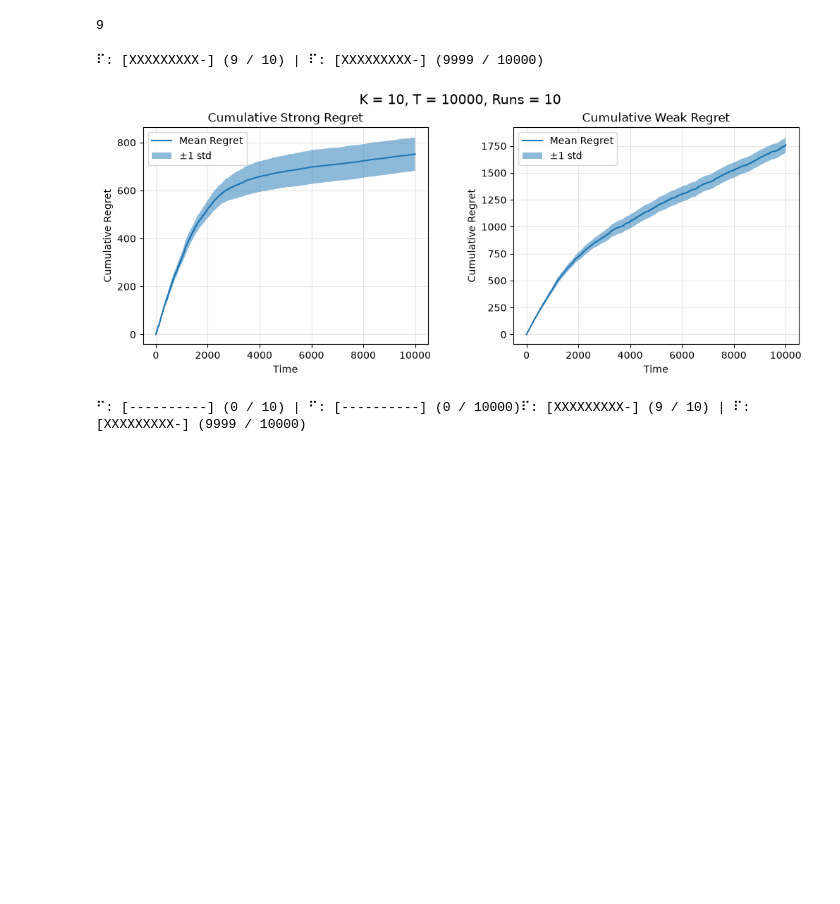
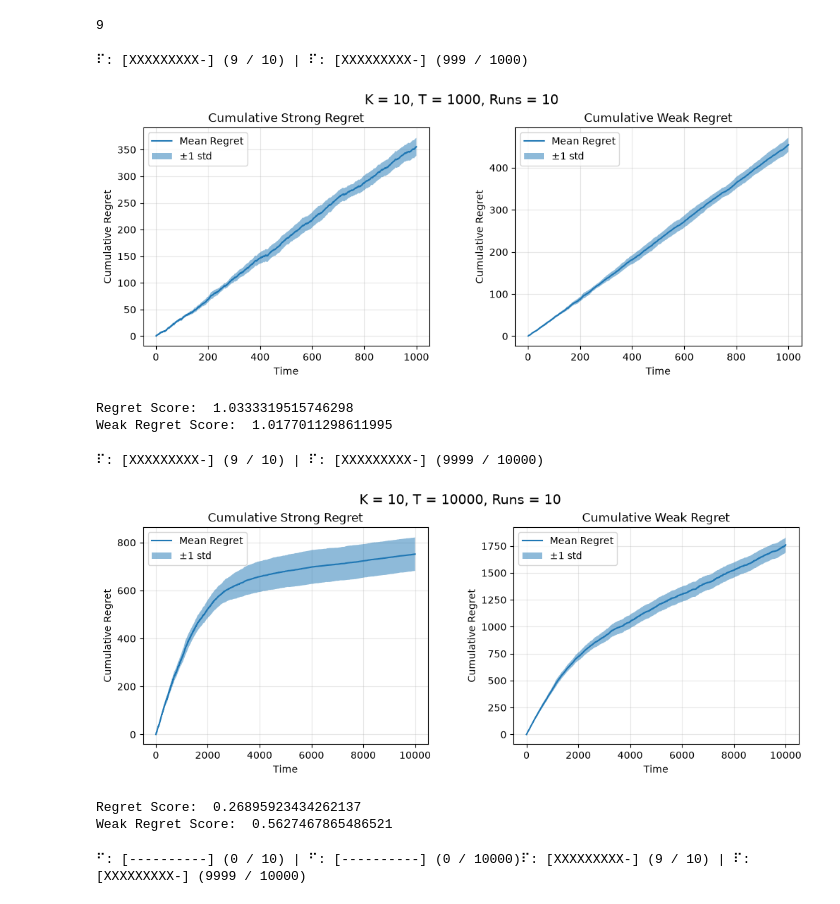
Before and after one commit to chrisbsoo/bandits, a Jupyter notebook: sesh/s1_exp3_simple.ipynb, the cells around one changed output. Cells and saved outputs as stored; diff of their text form; code cells hidden in the pictures; blank space fills up the shorter version.

```diff
--- a/sesh/s1_exp3_simple.ipynb
+++ b/sesh/s1_exp3_simple.ipynb
@@ -5,7 +5,7 @@ import numpy as np
 np.random.seed(123)
 
 K = 10
-T = 10000
+T = 1000
 
 p = [0.5]*9 + [0.9]
 
@@ -16,6 +16,17 @@ model.gen_bern(rng, p)
 print(model.best)
 # %% [output]
 9
+# %%
+# TESTING LINEAR (NON LEARNING)
+
+from src.algos.EXP3 import simple_exp3
+policy = simple_exp3(model, gamma=0)
+policy.eval(n_runs=10, sleeping=False)
+# %% [output]
+⠏: [XXXXXXXXX-] (9 / 10) | ⠏: [XXXXXXXXX-] (999 / 1000)
+[figure, added]
+Regret Score:  1.0333319515746298
+Weak Regret Score:  1.0177011298611995
 # %%
 from src.algos.EXP3 import simple_exp3
 policy = simple_exp3(model)
@@ -23,6 +34,8 @@ policy.eval(n_runs=10, sleeping=False)
 # %% [output]
 ⠏: [XXXXXXXXX-] (9 / 10) | ⠏: [XXXXXXXXX-] (9999 / 10000)
 [figure]
+Regret Score:  0.26895923434262137
+Weak Regret Score:  0.5627467865486521
 # %%
 # SLEEPING CASE:
 
```
Also changed, not shown: 5 other files.
